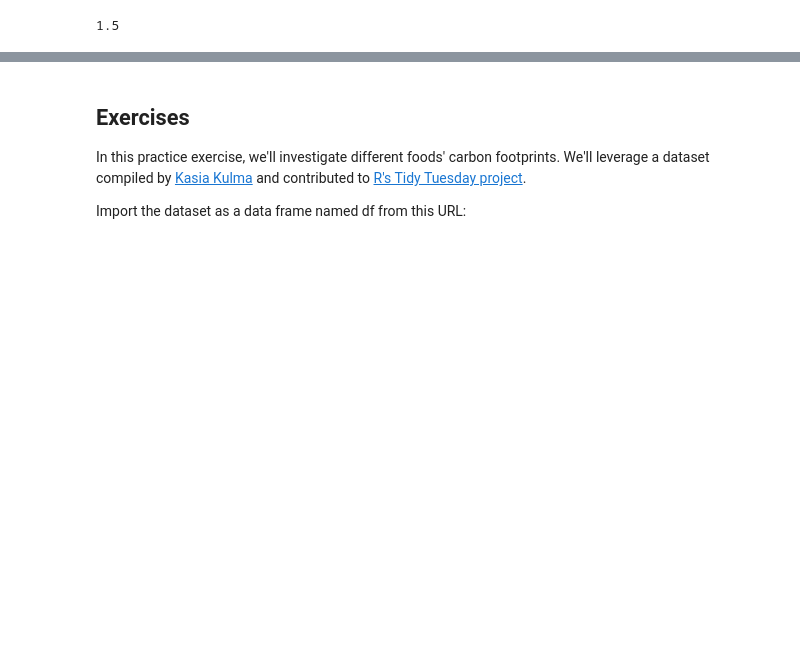
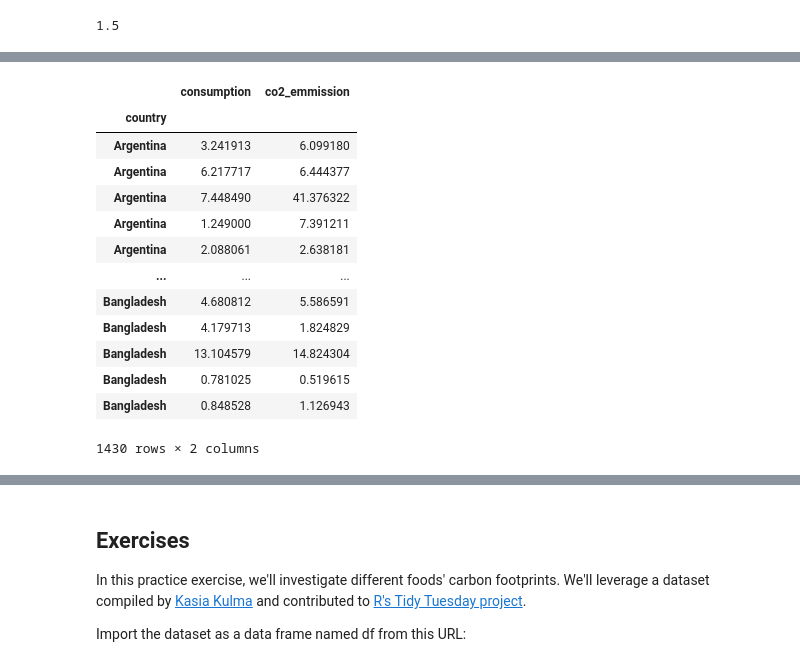
Before and after one commit to strvcom/ds-academy, a Jupyter notebook: lectures/02_lecture/pandas_basics.ipynb, the cells around one changed output, grey strips where cells are left out. Drawn from its saved outputs; the diff is of its cells as text; code cells hidden in the pictures; blank space fills up the shorter version.

```diff
--- a/lectures/02_lecture/pandas_basics.ipynb
+++ b/lectures/02_lecture/pandas_basics.ipynb
@@ -193,0 +408,17 @@ s1.mean()
+# %%
+df[['consumption', 'co2_emmission']].apply(np.sqrt)
+# %% [output]
+|  | consumption | co2_emmission |
+| country |  |  |
+| Argentina | 3.241913 | 6.099180 |
+| Argentina | 6.217717 | 6.444377 |
+| Argentina | 7.448490 | 41.376322 |
+| Argentina | 1.249000 | 7.391211 |
+| Argentina | 2.088061 | 2.638181 |
+| ... | ... | ... |
+| Bangladesh | 4.680812 | 5.586591 |
+| Bangladesh | 4.179713 | 1.824829 |
+| Bangladesh | 13.104579 | 14.824304 |
+| Bangladesh | 0.781025 | 0.519615 |
+| Bangladesh | 0.848528 | 1.126943 |
+1430 rows × 2 columns
```
Also changed, not shown: parts of 72 cells of this notebook, 3 other files.
